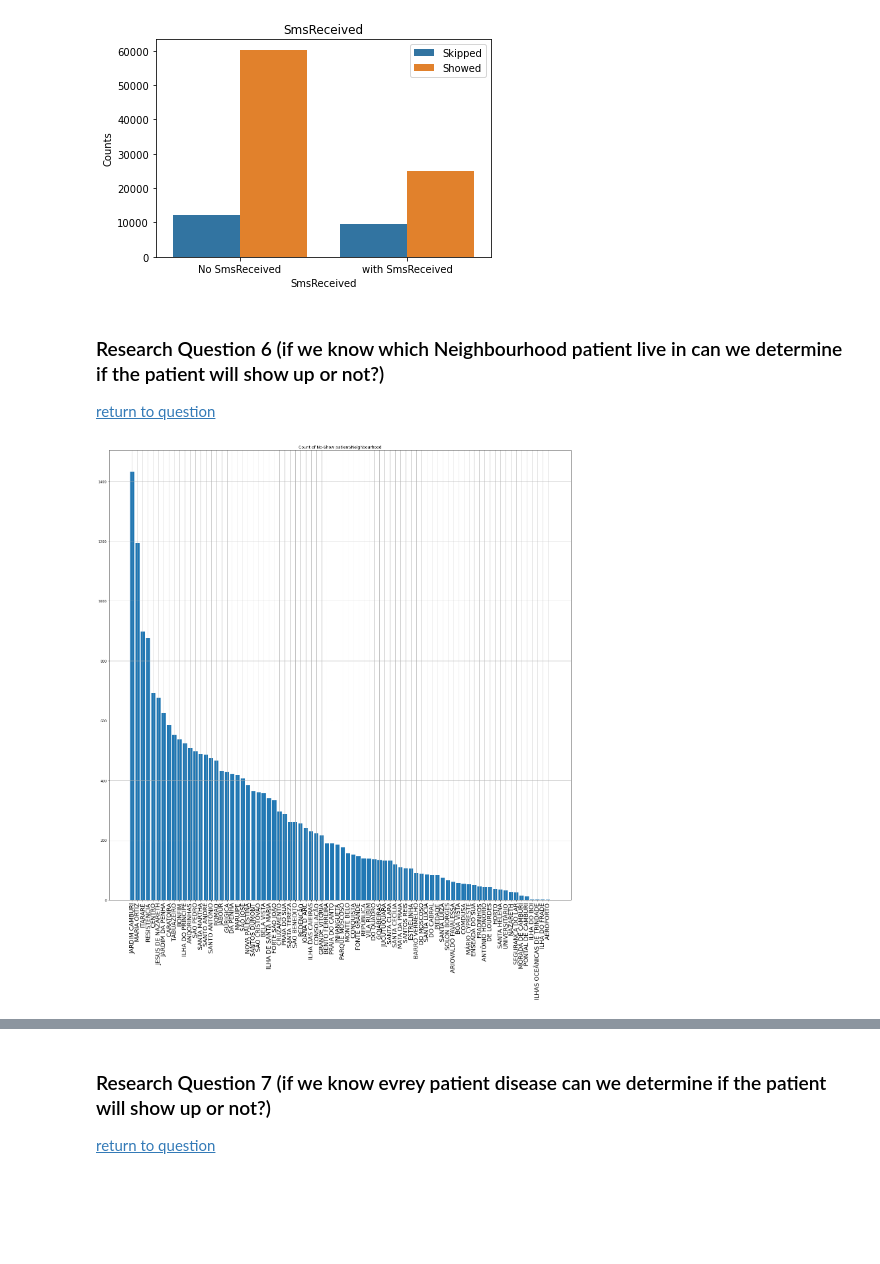
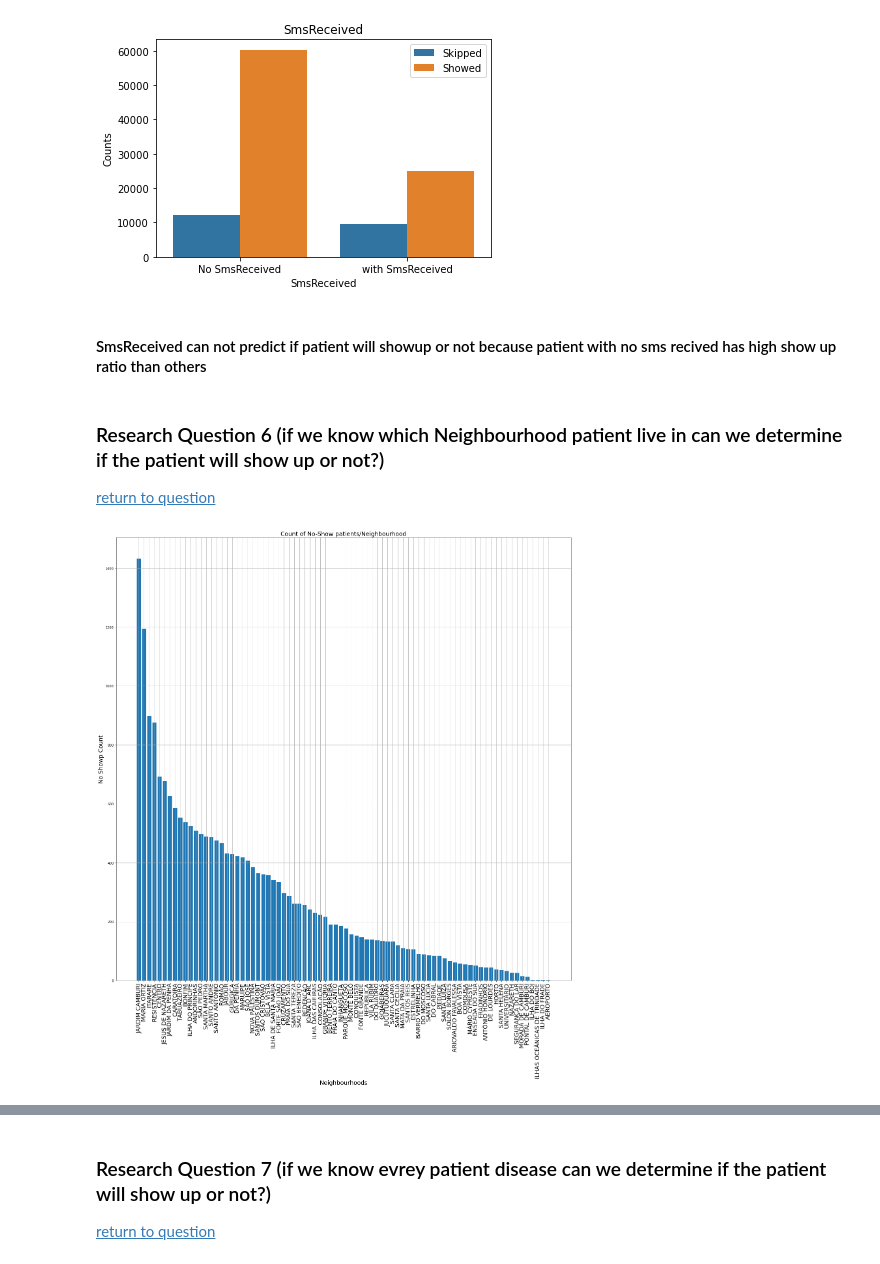
Before and after one commit to ahmed-yousef/investigate_noshow_dataset_proj1, a Jupyter notebook: investigate-a-dataset-template.ipynb, the cells around one changed output, grey strips where cells are left out. Saved outputs shown, nothing was run; the diff lists cells and outputs as text; code cells hidden in the pictures; blank space fills up the shorter version.

```diff
--- a/investigate-a-dataset-template.ipynb
+++ b/investigate-a-dataset-template.ipynb
@@ -94,8 +94,8 @@ memory usage: 11.8+ MB
 # %%
 # After discussing the structure of the data and any problems that need to be
 #   cleaned, perform those cleaning steps in the second part of this section.
-# 1-drop PatientId irrelevent to our analysis.
-df.drop(columns=['PatientId'],inplace=True)
+# 1-drop PatientId & AppointmentID irrelevent to our analysis.
+df.drop(columns=['PatientId','AppointmentID'],inplace=True)
 #check
 df.head()
 # %% [output]
@@ -319,5 +308,7 @@ plt.show()
 # %% [output]
 [figure]
+# %% [markdown]
+#### SmsReceived can not predict if patient will showup or not because patient with no sms recived has high show up ratio than others
 # %% [markdown]
 <a id='q6'></a>
 ### Research Question 6  (if we know which Neighbourhood patient live in can we determine if the patient will show up or not?)
@@ -325,11 +316,11 @@ plt.show()
 # %%
 neighbourhood_counts = df[df['NoShow'] == 0].groupby('Neighbourhood').count()['Gender'].sort_values(ascending=False)
 plt.figure(figsize=(25, 25))
 plt.bar(neighbourhood_counts.index, neighbourhood_counts)
 plt.xticks(rotation=90, fontsize=18)
-plt.title('Count of No-Show patient/Neighbourhood')
+plt.xlabel('Neighbourhoods', fontsize=18)
+plt.ylabel('No Showp Count', fontsize=18)
+plt.title('Count of No-Show patients/Neighbourhood',fontsize=18)
 plt.grid();
-#patient form jardim camburi and maria ortiz neighbourhoods have the most no showup
-#please notice using pie chart is messy if we can group them we might have a better understanding
 # %% [output]
-[figure, old version]
+[figure, new version]
```
Also changed, not shown: parts of 23 cells of this notebook, 2 other files.
